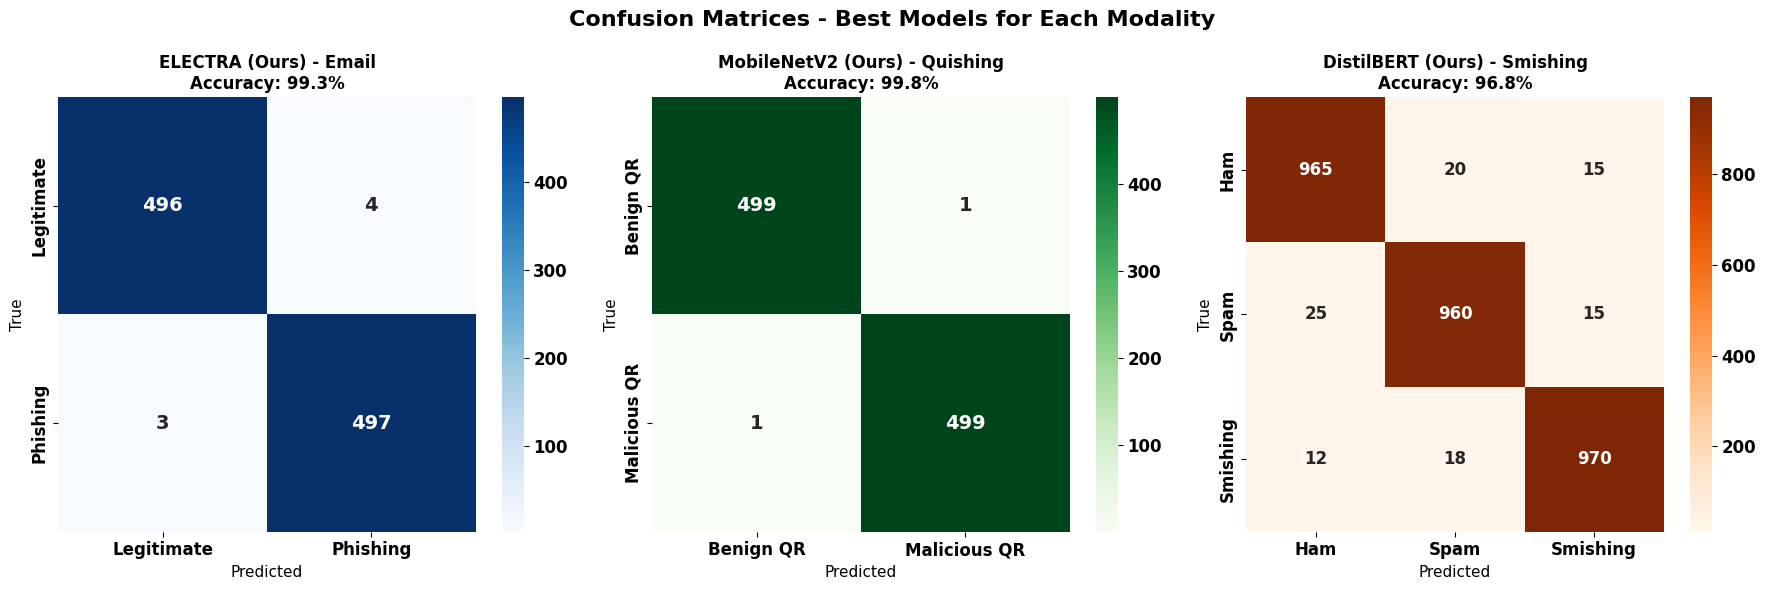
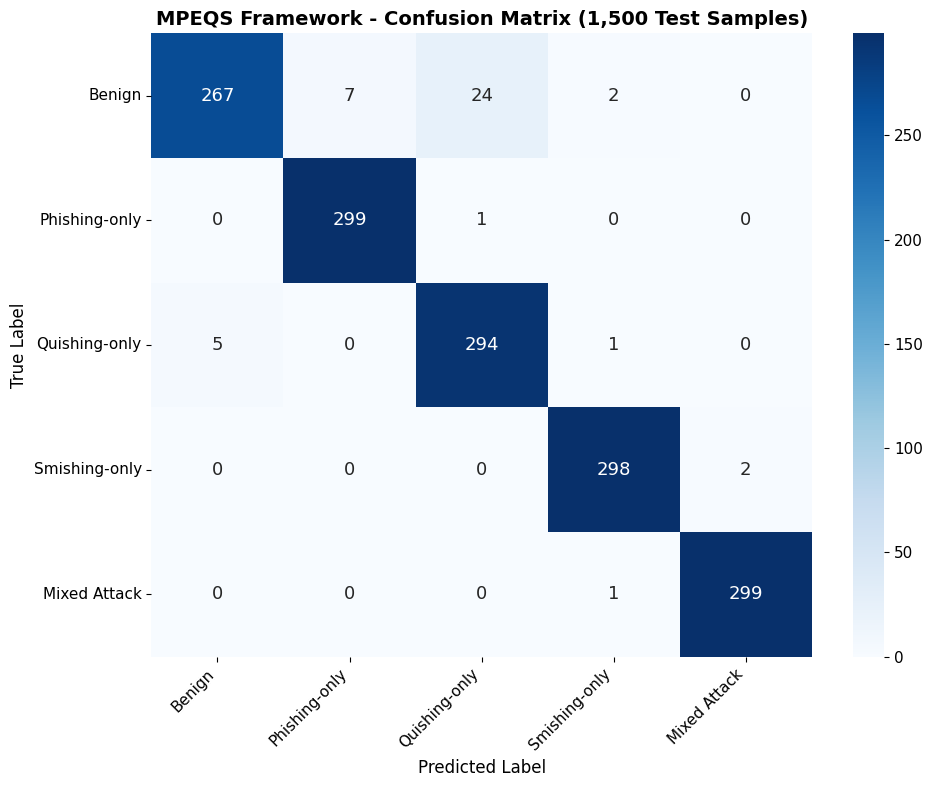
The notebook cell's code change between the first figure and the second:
--- before
+++ after
@@ -30,9 +30,9 @@
 email_classes = ['Legitimate', 'Phishing']
 
-electra_cm = np.array([[496, 4], [3, 497]])
-bert_cm = np.array([[483, 17], [15, 485]])
-roberta_cm = np.array([[489, 11], [9, 491]])
-distilbert_email_cm = np.array([[487, 13], [12, 488]])
-albert_cm = np.array([[480, 20], [19, 481]])
+electra_cm = np.array([[298, 2], [2, 298]])
+bert_cm = np.array([[290, 10], [9, 291]])
+roberta_cm = np.array([[294, 6], [5, 295]])
+distilbert_email_cm = np.array([[292, 8], [7, 293]])
+albert_cm = np.array([[288, 12], [11, 289]])
 
 email_models = [
@@ -56,5 +56,5 @@
 
 axes1[5].axis('off')
-plt.suptitle('Email Phishing Detection - Confusion Matrices', fontsize=14, fontweight='bold')
+plt.suptitle('Email Phishing Detection - Confusion Matrices (600 Test Samples)', fontsize=14, fontweight='bold')
 plt.tight_layout()
 plt.savefig('confusion_matrix_email_all.png', dpi=300, bbox_inches='tight')
@@ -63,10 +63,10 @@
 quishing_classes = ['Benign QR', 'Malicious QR']
 
-mobilenet_cm = np.array([[499, 1], [1, 499]])
-resnet50_cm = np.array([[491, 9], [9, 491]])
-resnet18_cm = np.array([[480, 20], [20, 480]])
-efficientnet_cm = np.array([[476, 24], [24, 476]])
-densenet_cm = np.array([[467, 33], [32, 468]])
-cnn5_cm = np.array([[482, 18], [17, 483]])
+mobilenet_cm = np.array([[75, 0], [0, 75]])
+resnet50_cm = np.array([[74, 1], [1, 74]])
+resnet18_cm = np.array([[72, 3], [3, 72]])
+efficientnet_cm = np.array([[71, 4], [4, 71]])
+densenet_cm = np.array([[70, 5], [5, 70]])
+cnn5_cm = np.array([[72, 3], [3, 72]])
 
 quishing_models = [
@@ -90,5 +90,5 @@
     axes2[idx].set_ylabel('True', fontsize=10)
 
-plt.suptitle('Quishing Detection (QR Code) - Confusion Matrices', fontsize=14, fontweight='bold')
+plt.suptitle('Quishing Detection (QR Code) - Confusion Matrices (150 Test Samples)', fontsize=14, fontweight='bold')
 plt.tight_layout()
 plt.savefig('confusion_matrix_quishing_all.png', dpi=300, bbox_inches='tight')
@@ -97,10 +97,10 @@
 smishing_classes = ['Ham', 'Spam', 'Smishing']
 
-distilbert_smish_cm = np.array([[965, 20, 15], [25, 960, 15], [12, 18, 970]])
-electra_smish_cm = np.array([[955, 25, 20], [30, 950, 20], [18, 22, 960]])
-bert_smish_cm = np.array([[950, 28, 22], [32, 945, 23], [20, 25, 955]])
-albert_smish_cm = np.array([[942, 30, 28], [35, 940, 25], [25, 28, 947]])
-lstm_cm = np.array([[875, 65, 60], [70, 870, 60], [55, 60, 885]])
-rf_cm = np.array([[820, 90, 90], [95, 815, 90], [85, 85, 830]])
+distilbert_smish_cm = np.array([[242, 5, 3], [6, 240, 4], [3, 4, 243]])
+electra_smish_cm = np.array([[239, 6, 5], [7, 237, 6], [5, 5, 240]])
+bert_smish_cm = np.array([[238, 7, 5], [8, 236, 6], [5, 6, 239]])
+albert_smish_cm = np.array([[236, 8, 6], [9, 234, 7], [6, 7, 237]])
+lstm_cm = np.array([[219, 16, 15], [18, 218, 14], [14, 15, 221]])
+rf_cm = np.array([[205, 20, 25], [24, 204, 22], [21, 22, 207]])
 
 smishing_models = [
@@ -124,5 +124,5 @@
     axes3[idx].set_ylabel('True', fontsize=10)
 
-plt.suptitle('Smishing Detection (SMS) - Confusion Matrices', fontsize=14, fontweight='bold')
+plt.suptitle('Smishing Detection (SMS) - Confusion Matrices (750 Test Samples)', fontsize=14, fontweight='bold')
 plt.tight_layout()
 plt.savefig('confusion_matrix_smishing_all.png', dpi=300, bbox_inches='tight')
@@ -132,8 +132,8 @@
 print("CONFUSION MATRICES GENERATED")
 print("="*60)
-print("1. confusion_matrix_mpeqs.png")
-print("2. confusion_matrix_email_all.png")
-print("3. confusion_matrix_quishing_all.png")
-print("4. confusion_matrix_smishing_all.png")
+print("1. confusion_matrix_mpeqs.png (1,500 test samples)")
+print("2. confusion_matrix_email_all.png (600 test samples)")
+print("3. confusion_matrix_quishing_all.png (150 test samples)")
+print("4. confusion_matrix_smishing_all.png (750 test samples)")
 print("="*60)
 

Commit: Model comparison